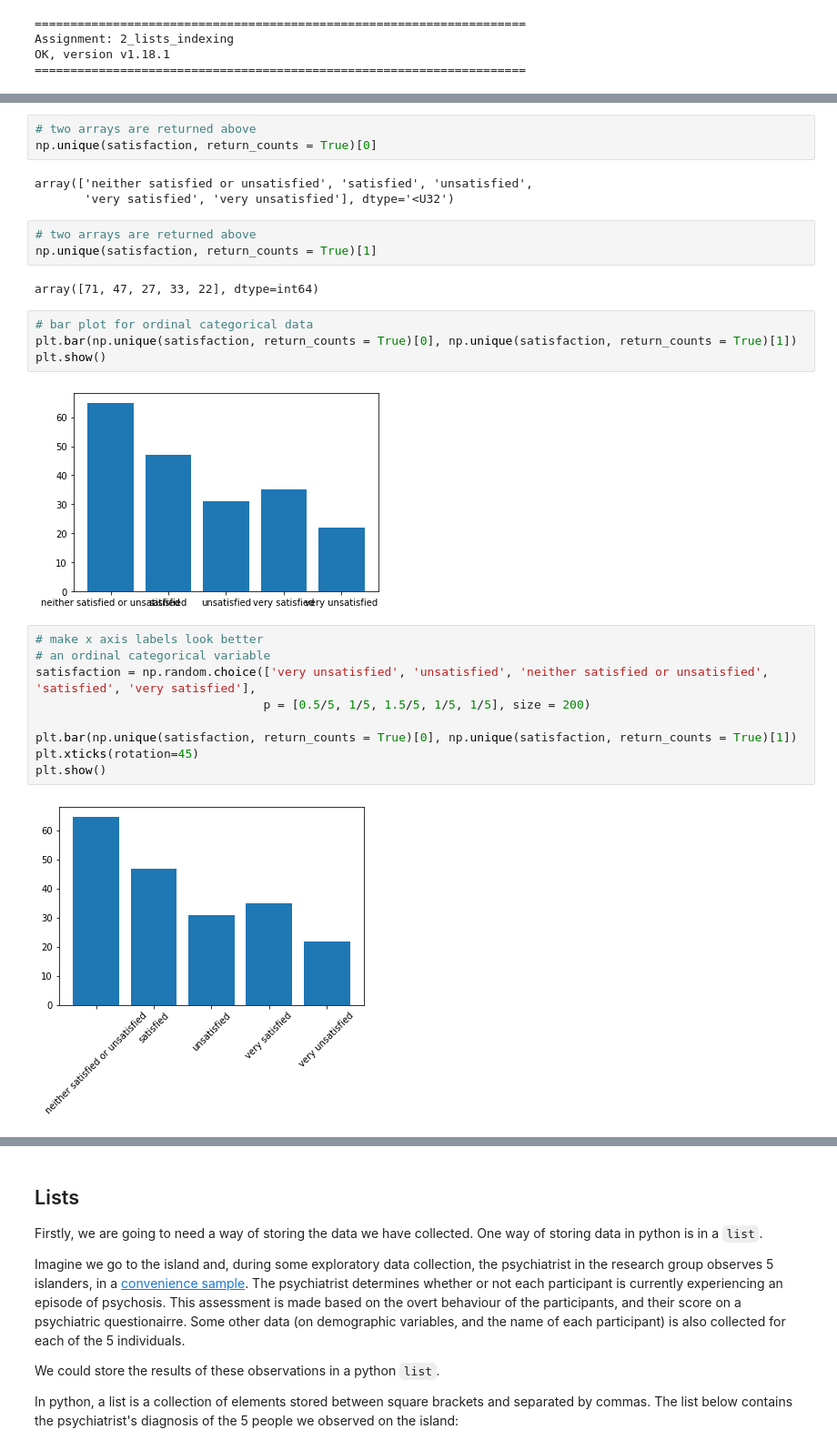
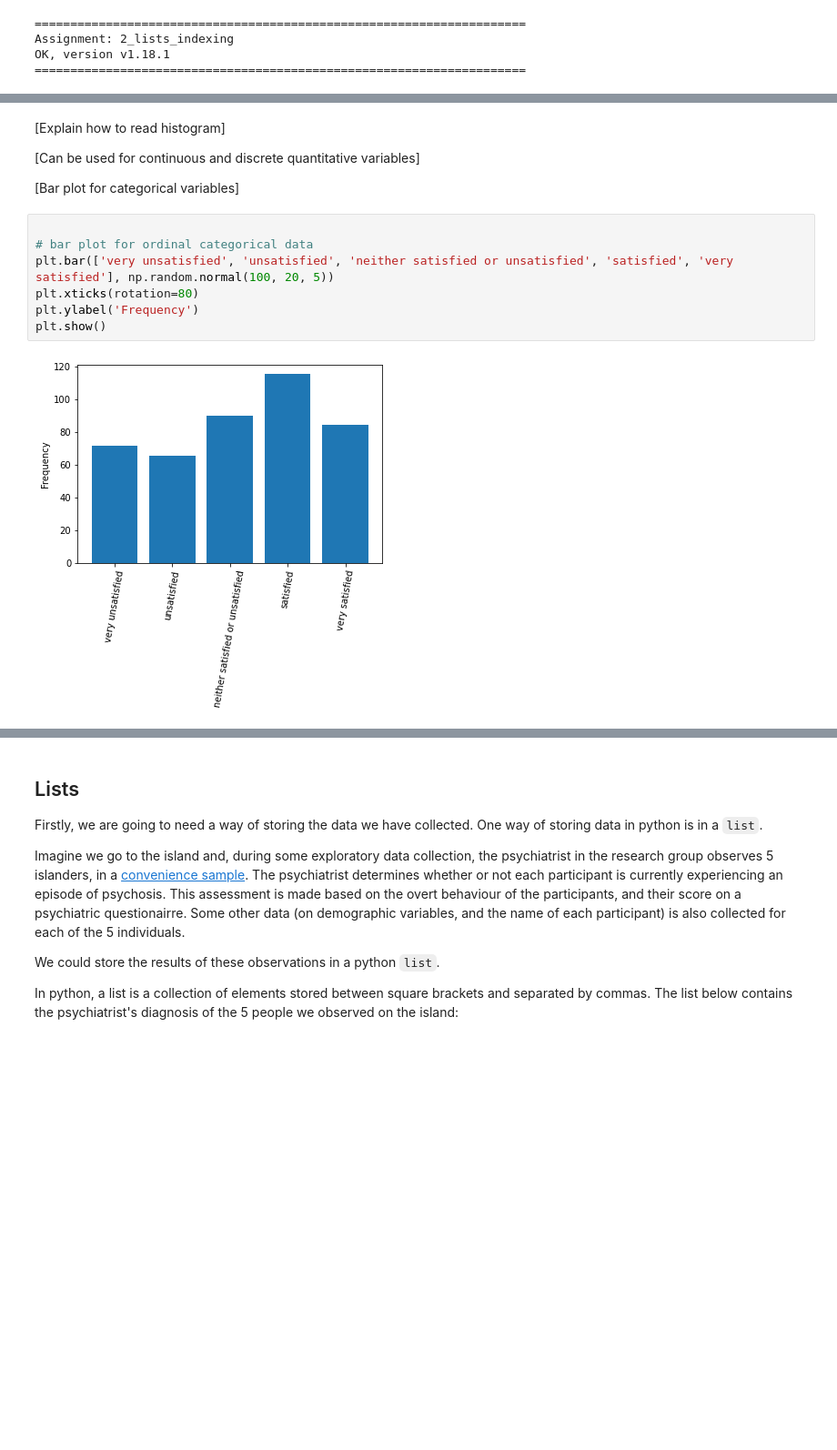
Before and after one commit to pxr687/islands_python_foundations, a Jupyter notebook: 2_variables_lists_indexing.ipynb, the cells around one changed output, grey strips where cells are left out. Shown: that part at 91% size. Cells and saved outputs as stored; diff of their text form; blank space fills up the shorter version.

```diff
--- a/2_variables_lists_indexing.ipynb
+++ b/2_variables_lists_indexing.ipynb
@@ -203,29 +144,16 @@ np.unique(satisfaction, return_counts = True)
-# %%
-# two arrays are returned above
-np.unique(satisfaction, return_counts = True)[0]
-# %% [output]
-array(['neither satisfied or unsatisfied', 'satisfied', 'unsatisfied',
-       'very satisfied', 'very unsatisfied'], dtype='<U32')
-# %%
-# two arrays are returned above
-np.unique(satisfaction, return_counts = True)[1]
-# %% [output]
-array([71, 47, 27, 33, 22], dtype=int64)
-# %%
-# bar plot for ordinal categorical data
-plt.bar(np.unique(satisfaction, return_counts = True)[0], np.unique(satisfaction, return_counts = True)[1])
-plt.show()
-# %% [output]
-[figure, removed]
-# %%
-# make x axis labels look better
-# an ordinal categorical variable
-satisfaction = np.random.choice(['very unsatisfied', 'unsatisfied', 'neither satisfied or unsatisfied', 'satisfied', 'very satisfied'],
-                                p = [0.5/5, 1/5, 1.5/5, 1/5, 1/5], size = 200)
-
-plt.bar(np.unique(satisfaction, return_counts = True)[0], np.unique(satisfaction, return_counts = True)[1])
-plt.xticks(rotation=45)
-plt.show()
-# %% [output]
-[figure, removed]
+# %% [markdown]
+[Explain how to read histogram]
+
+[Can be used for continuous and discrete quantitative variables]
+
+[Bar plot for categorical variables]
+# %%
+
+# bar plot for ordinal categorical data
+plt.bar(['very unsatisfied', 'unsatisfied', 'neither satisfied or unsatisfied', 'satisfied', 'very satisfied'], np.random.normal(100, 20, 5))
+plt.xticks(rotation=80)
+plt.ylabel('Frequency')
+plt.show()
+# %% [output]
+[figure, added]
 # %% [markdown]
```
Also changed, not shown: parts of 17 cells of this notebook, 2 other files.
